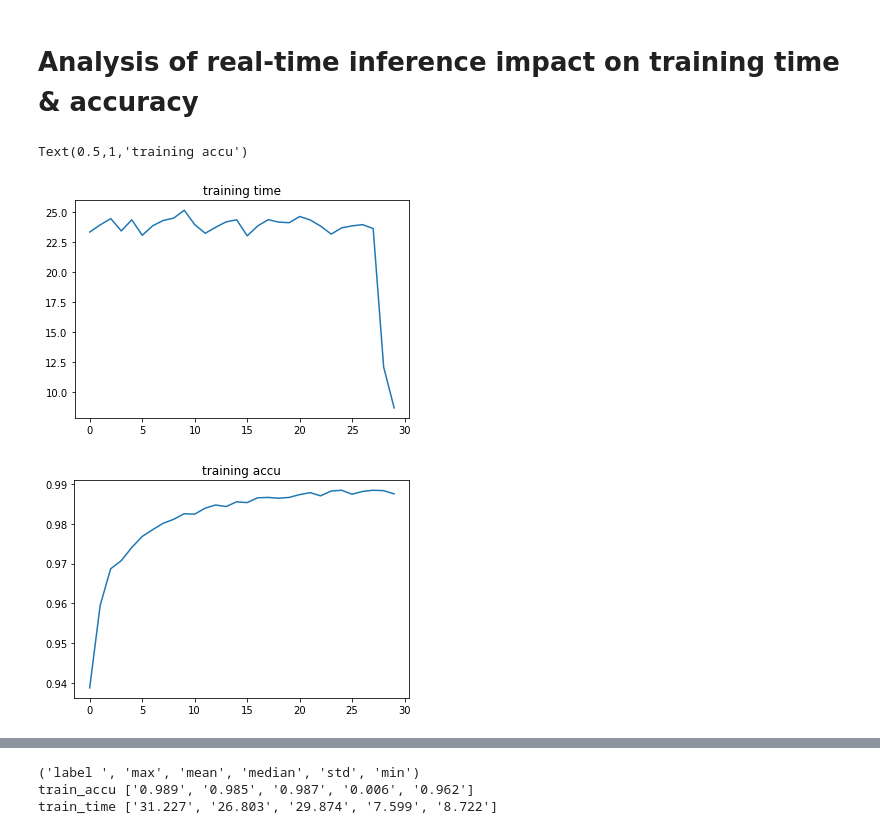
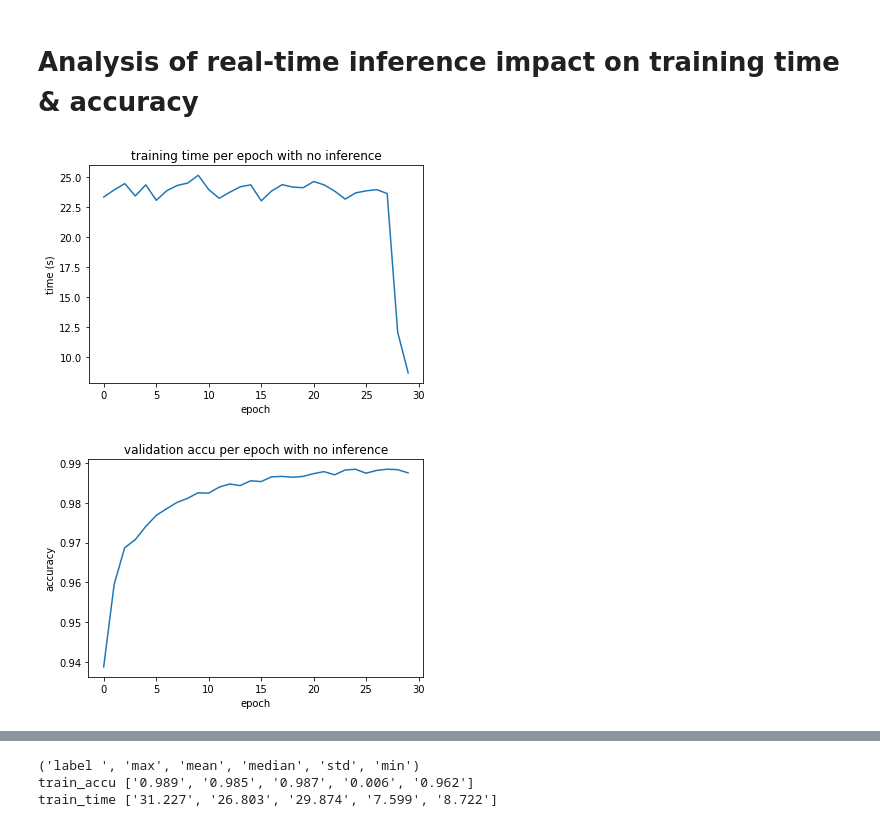
Before and after one commit to liangw6/byteps, a Jupyter notebook: example/pytorch/inference_utils/train_analysis.ipynb, the cells around one changed output, grey strips where cells are left out. Saved outputs shown, nothing was run; the diff lists cells and outputs as text; code cells hidden in the pictures.

```diff
--- a/example/pytorch/inference_utils/train_analysis.ipynb
+++ b/example/pytorch/inference_utils/train_analysis.ipynb
@@ -8,21 +8,26 @@ import statistics
 # %%
 pickle_file = 'trani-time-24-no-inf.pkl'
 with open(pickle_file, 'r') as time_and_accu_file:
     time_and_accu = pickle.load(time_and_accu_file)
 train_time = time_and_accu[0]
-train_accu = [i.item() for i in time_and_accu[1]]
+train_accu = time_and_accu[1]
 
 chart1, ax1 = plt.subplots()
 ax1.plot(train_time)
-plt.title('training time')
+ax1.set_xlabel('epoch')
+ax1.set_ylabel('time (s)')
+plt.title('training time per epoch with no inference')
+plt.savefig('train_time_24_no_inf.png')
 
 chart2, ax2 = plt.subplots()
 ax2.plot(train_accu)
-plt.title('training accu')
+ax2.set_xlabel('epoch')
+ax2.set_ylabel('accuracy')
+plt.title('validation accu per epoch with no inference')
+plt.savefig('train_accu_24_no_inf.png')
 # %% [output]
-Text(0.5,1,'training accu')
-[figure, old version]
+[figure, new version]
-[figure, old version]
+[figure, new version]
 # %%
 pickle_file = 'trani-time-24.pkl'
 with open(pickle_file, 'r') as time_and_accu_file:
```
Also changed, not shown: parts of 1 cell of this notebook, 2 other files.
